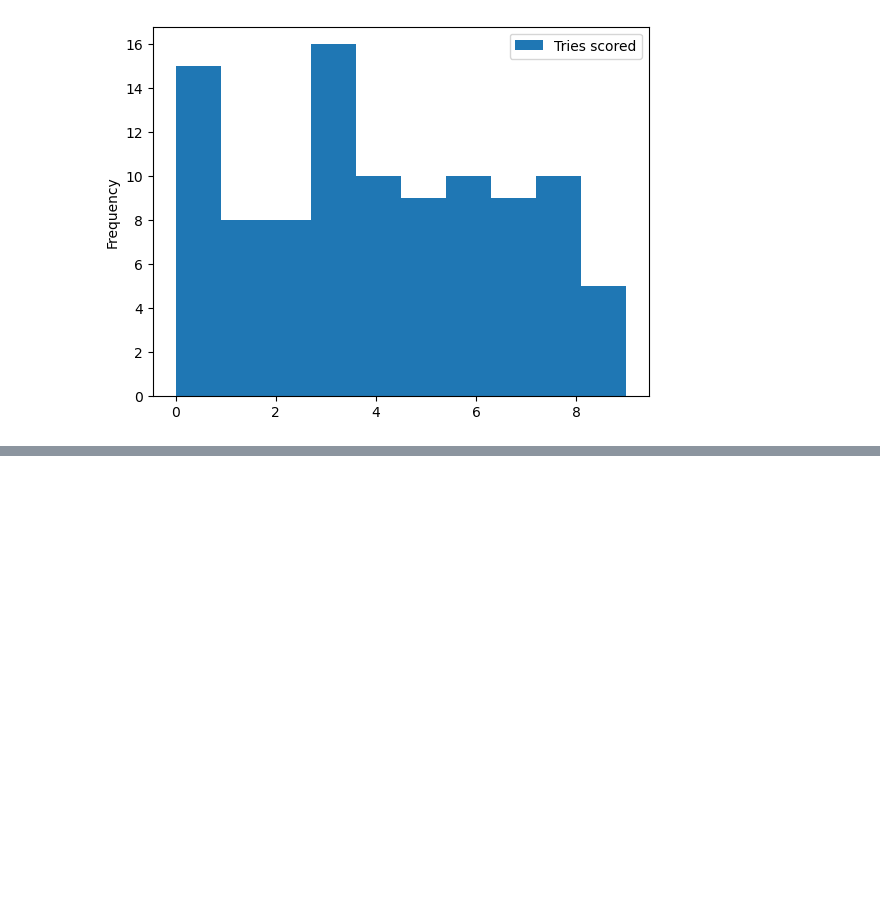
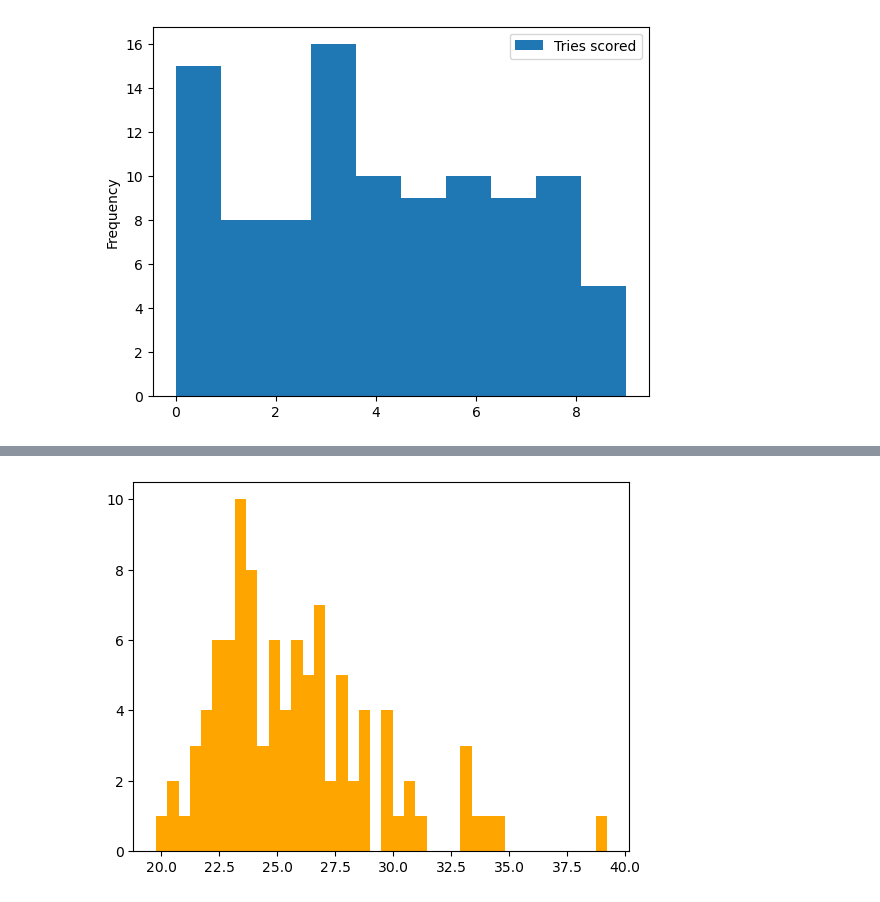
Before and after one commit to horgano/PfDA-Project-1, a Jupyter notebook: PfDA Project1.ipynb, the cells around one changed output, grey strips where cells are left out. Cells and saved outputs as stored; diff of their text form; code cells hidden in the pictures; blank space fills up the shorter version.

```diff
--- a/PfDA Project1.ipynb
+++ b/PfDA Project1.ipynb
@@ -244,0 +242,10 @@ plt.show()
+# %%
+# https://www.kaggle.com/code/aryashah2k/sports-analytics-visualization
+# https://numpy.org/doc/stable/reference/random/generated/numpy.random.gamma.html
+np.random.seed(3)
+
+ages = np.random.gamma(4, scale=1.75, size=100) + 19
+plt.hist(ages, bins=40,  color='orange')
+plt.show()
+# %% [output]
+[figure, added]
```
Also changed, not shown: parts of 4 cells of this notebook.
